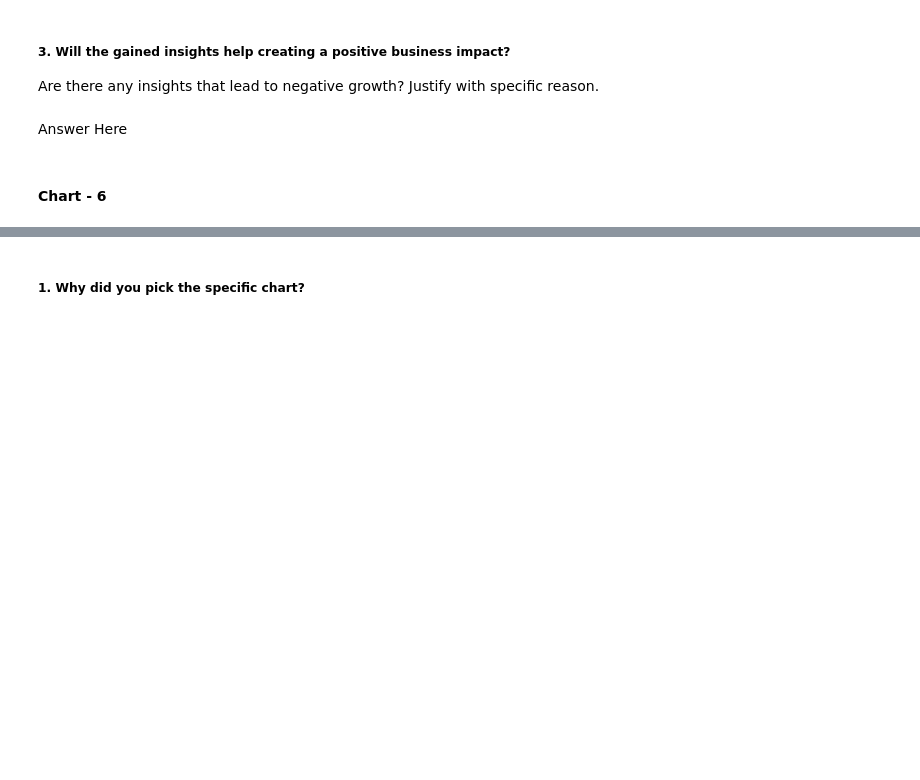
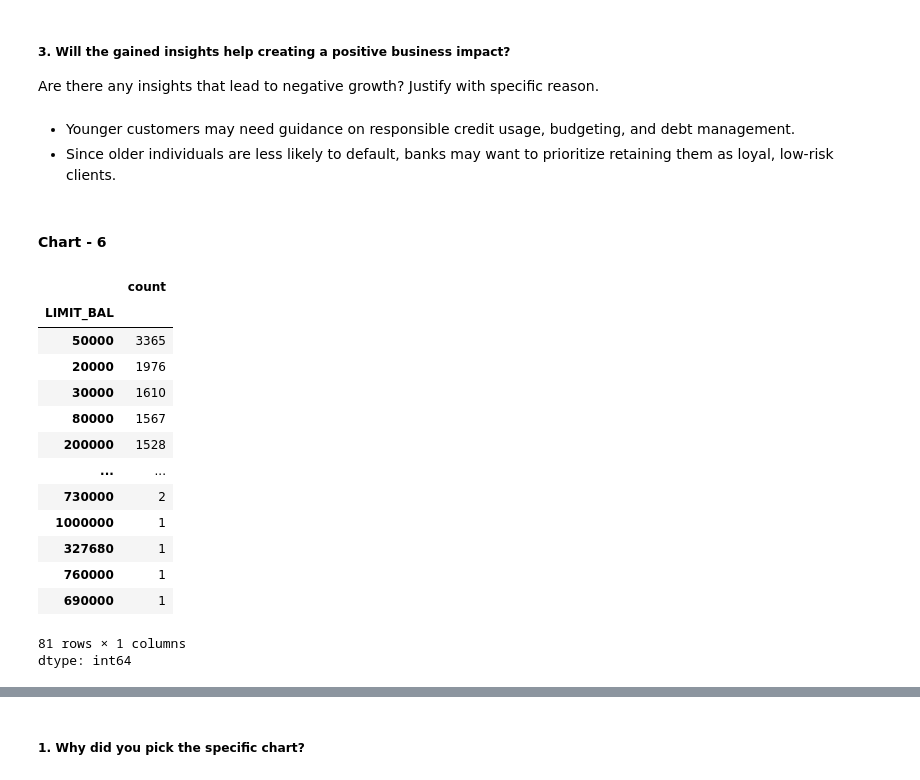
Before and after one commit to akshat0522/Credit-Card-Default-Prediction-Project, a Jupyter notebook: Credit_Card_Default_Prediction.ipynb, the cells around one changed output, grey strips where cells are left out. Cells and saved outputs as stored; diff of their text form; code cells hidden in the pictures; blank space fills up the shorter version.

```diff
--- a/Credit_Card_Default_Prediction.ipynb
+++ b/Credit_Card_Default_Prediction.ipynb
@@ -540,7 +545,8 @@ Answer Here
 # %% [markdown]
 ##### 3. Will the gained insights help creating a positive business impact?
 Are there any insights that lead to negative growth? Justify with specific reason.
-# %% [markdown]
-Answer Here
+# %% [markdown]
+- Younger customers may need guidance on responsible credit usage, budgeting, and debt management.
+- Since older individuals are less likely to default, banks may want to prioritize retaining them as loyal, low-risk clients.
 # %% [markdown]
 #### Chart - 6
@@ -548,0 +553,18 @@ Answer Here
+# %%
+Data['LIMIT_BAL'].value_counts()
+# %% [output]
+|  | count |
+| LIMIT_BAL |  |
+| 50000 | 3365 |
+| 20000 | 1976 |
+| 30000 | 1610 |
+| 80000 | 1567 |
+| 200000 | 1528 |
+| ... | ... |
+| 730000 | 2 |
+| 1000000 | 1 |
+| 327680 | 1 |
+| 760000 | 1 |
+| 690000 | 1 |
+81 rows × 1 columns
+dtype: int64
```
Also changed, not shown: parts of 12 cells of this notebook.
